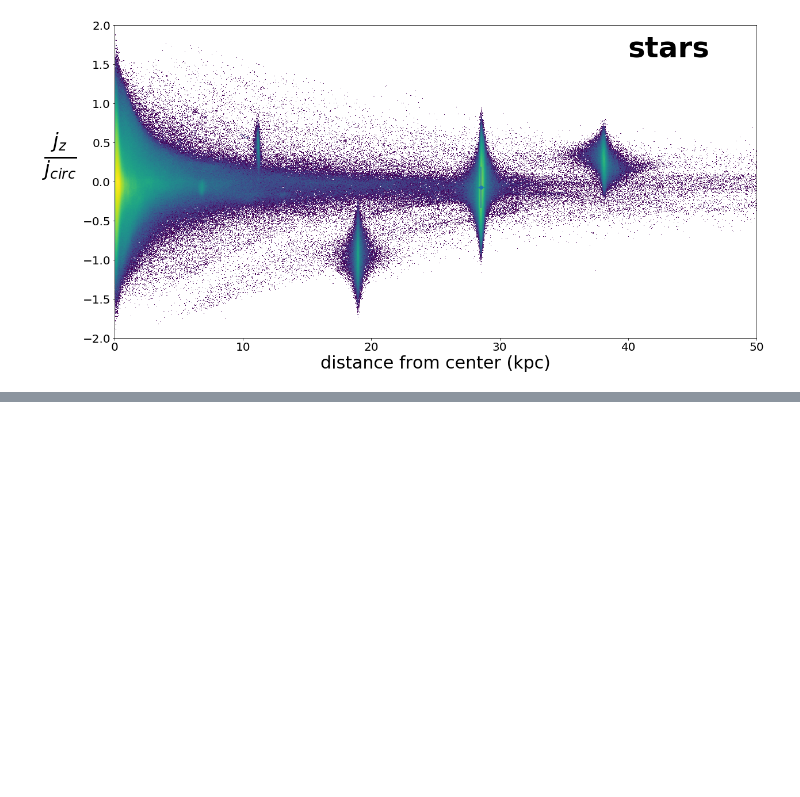
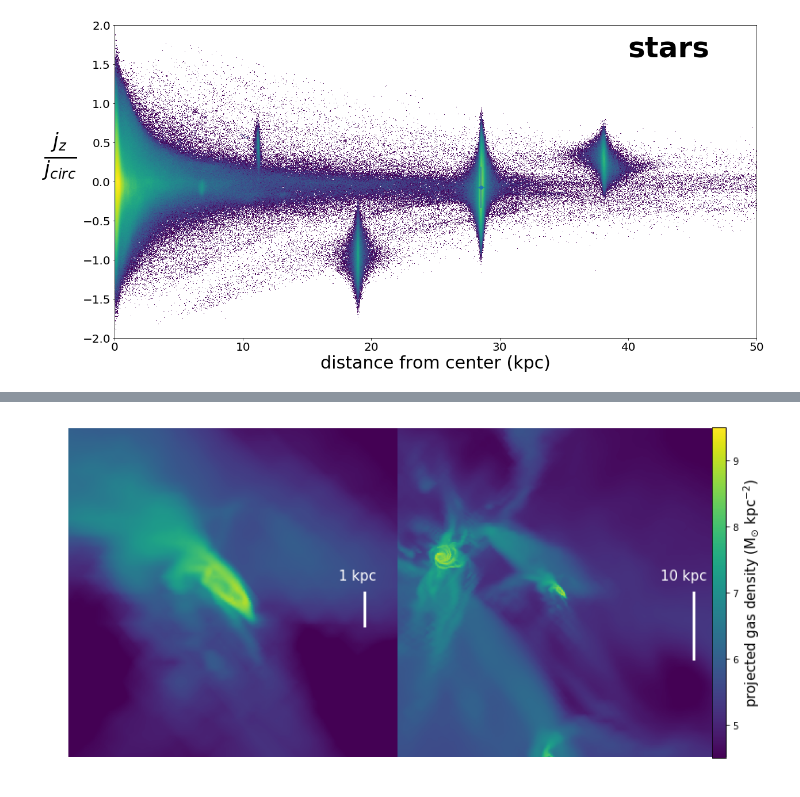
Before and after one commit to RaymondSimons/foggie_local, a Jupyter notebook: anchor_ids.ipynb, the cells around one changed output, grey strips where cells are left out. Cells and saved outputs as stored; diff of their text form; code cells hidden in the pictures; blank space fills up the shorter version.

```diff
--- a/anchor_ids.ipynb
+++ b/anchor_ids.ipynb
@@ -258,0 +228,63 @@ im2 = axes[1].imshow(np.log10(image2), vmin = 4.5, vmax = 9.5)
+# %%
+import yt
+import os
+os.chdir('/Users/rsimons/Dropbox/rcs_foggie/data/halo_008508/nref11n_selfshield_z15/DD0600/')
+ds = yt.load('DD0600')
+cen = yt.YTArray([anchor_xs_box_avg, anchor_ys_box_avg, anchor_zs_box_avg], 'kpc')
+
+
+vel_vec = array([anchor_vxs_box_avg, anchor_vys_box_avg, anchor_vzs_box_avg])
+L = vel_vec/np.linalg.norm(vel_vec)
+
+
+W1 = yt.YTArray([10, 10, 10], 'kpc')
+W2 = yt.YTArray([50, 50, 50], 'kpc')
+
+north_vector = [0,1,0]
+N = 512
+
+image1 = yt.off_axis_projection(ds, cen, L, W1, N, ('gas', 'density'), north_vector =  north_vector)
+image2 = yt.off_axis_projection(ds, cen, L, W2, N, ('gas', 'density'), north_vector =  north_vector)
+
+
+fig, axes = subplots(1,2, figsize = (10.8, 5))
+
+
+image1 = image1.in_units('Msun * kpc**-2')
+image2 = image2.in_units('Msun * kpc**-2')
+
+im1 = axes[0].imshow(np.log10(image1), vmin = 4.5, vmax = 9.5)
+im2 = axes[1].imshow(np.log10(image2), vmin = 4.5, vmax = 9.5)
+
+bar_len_kpc = 1.
+bar_len_pix = 1.*N/W1[0].value * bar_len_kpc
+y_bar_start_pix = 0.5*N
+y_bar_end_pix = y_bar_start_pix + bar_len_pix
+x_bar_pix = 0.9*N
+axes[0].plot([x_bar_pix, x_bar_pix], [y_bar_start_pix, y_bar_end_pix], color = 'white', linewidth = 3)
+axes[0].annotate("%i kpc"%bar_len_kpc, (x_bar_pix-0.08*N, y_bar_start_pix- 0.04*N), color = 'white', fontsize = 15, rotation = 0)
+
+
+
+bar_len_kpc = 10
+bar_len_pix = 1.*N/W2[0].value * bar_len_kpc
+y_bar_start_pix = 0.5*N
+y_bar_end_pix = y_bar_start_pix + bar_len_pix
+x_bar_pix = 0.9*N
+axes[1].plot([x_bar_pix, x_bar_pix], [y_bar_start_pix, y_bar_end_pix], color = 'white', linewidth = 3)
+axes[1].annotate("%i kpc"%bar_len_kpc, (x_bar_pix-0.10*N, y_bar_start_pix- 0.04*N), color = 'white', fontsize = 15, rotation = 0)
+
+
+
+
+
+
+for ax in axes:
+    ax.axis('off')
+
+cax = fig.add_axes([0.90, 0.0, 0.02, 1.0])
+cbr = fig.colorbar(im1, cax=cax,orientation="vertical")
+cbr.set_label('projected gas density (M$_{\odot}$ kpc$^{-2}$)', fontsize = 15)
+fig.subplots_adjust(left = 0.0, right = 0.92, top =1.0, bottom = 0.0, hspace = 0.0, wspace = 0.0)
+# %% [output]
+[figure, added]
```
Also changed, not shown: parts of 5 cells of this notebook, 1 other file.
